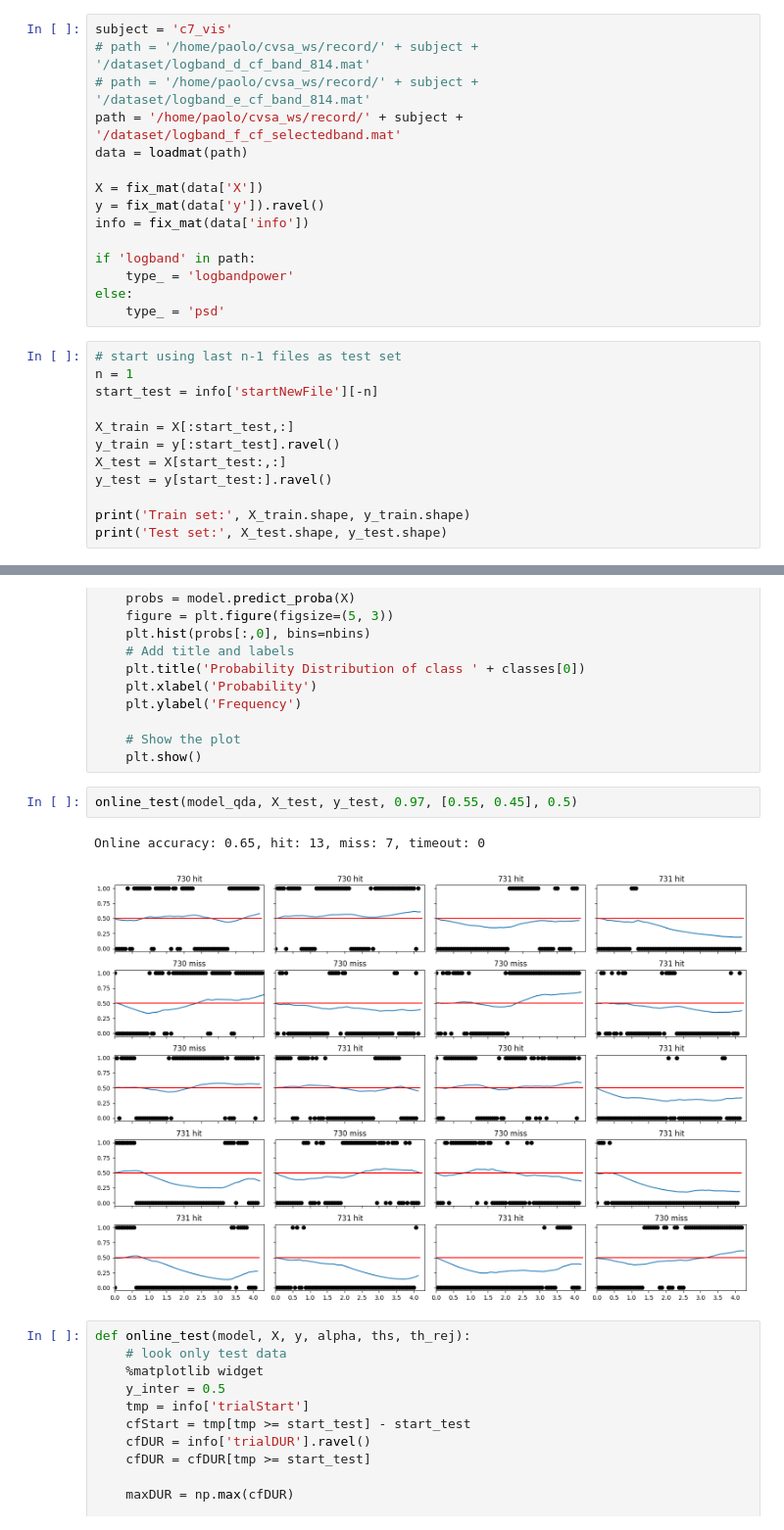
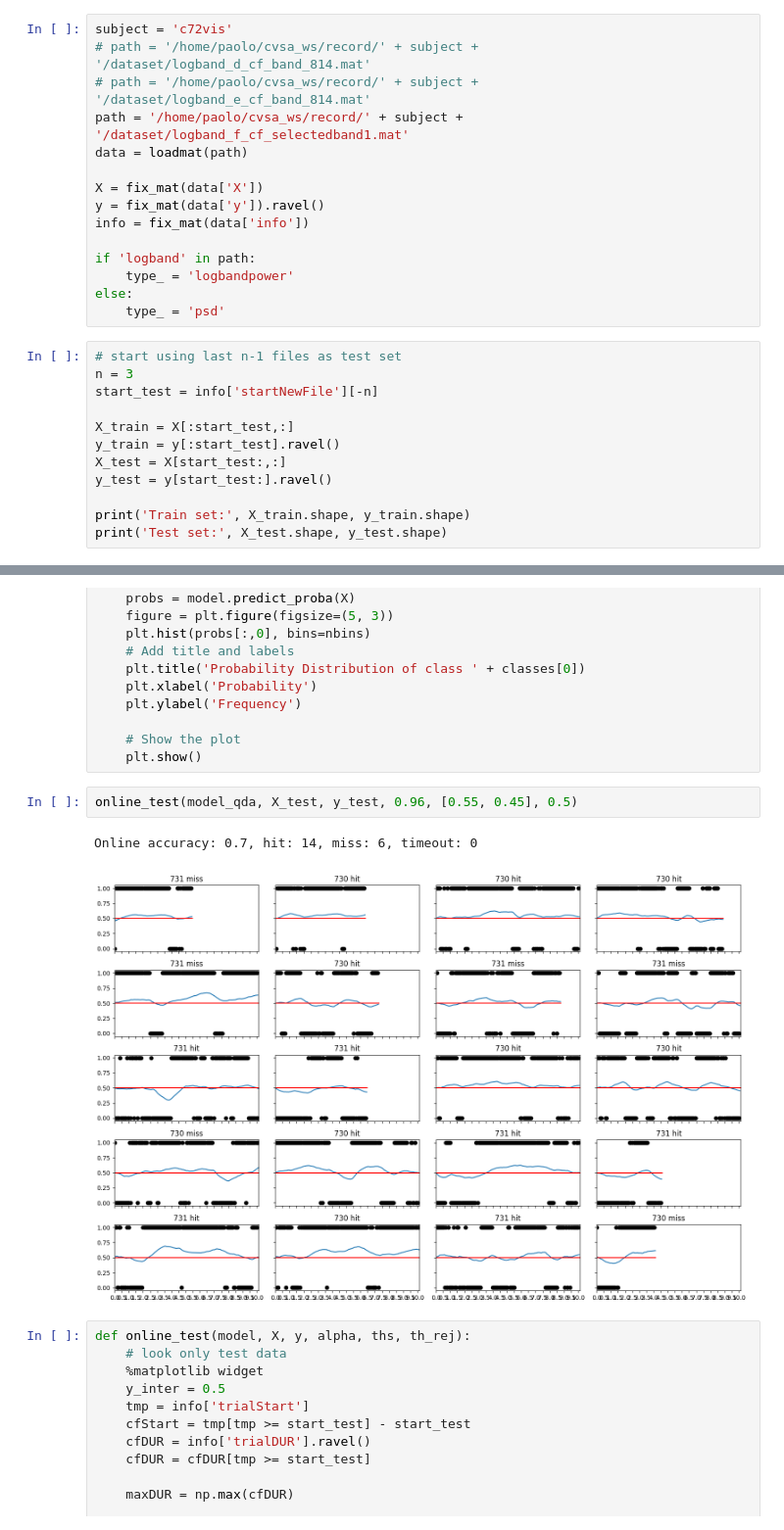
Before and after one commit to neurorobotics-iaslab/qda_cvsa, a Jupyter notebook: src/create_qda.ipynb, the cells around one changed output, grey strips where cells are left out. Shown at 98% size. Cells and saved outputs as stored; diff of their text form.

```diff
--- a/src/create_qda.ipynb
+++ b/src/create_qda.ipynb
@@ -27,10 +27,10 @@ def fix_mat(data):
     else:
         return data
 # %%
-subject = 'c7_vis'
+subject = 'c72vis'
 # path = '/home/paolo/cvsa_ws/record/' + subject + '/dataset/logband_d_cf_band_814.mat'
 # path = '/home/paolo/cvsa_ws/record/' + subject + '/dataset/logband_e_cf_band_814.mat'
-path = '/home/paolo/cvsa_ws/record/' + subject + '/dataset/logband_f_cf_selectedband.mat'
+path = '/home/paolo/cvsa_ws/record/' + subject + '/dataset/logband_f_cf_selectedband1.mat'
 data = loadmat(path)
 
 X = fix_mat(data['X'])
@@ -43,7 +43,7 @@ else:
     type_ = 'psd'
 # %%
 # start using last n-1 files as test set
-n = 1
+n = 3
 start_test = info['startNewFile'][-n]
 
 X_train = X[:start_test,:]
@@ -130,10 +130,10 @@ def histo_prediction(X, model, nbins, classes):
     # Show the plot
     plt.show()
 # %%
-online_test(model_qda, X_test, y_test, 0.97, [0.55, 0.45], 0.5)
+online_test(model_qda, X_test, y_test, 0.96, [0.55, 0.45], 0.5)
 # %% [output]
-Online accuracy: 0.65, hit: 13, miss: 7, timeout: 0
+Online accuracy: 0.7, hit: 14, miss: 6, timeout: 0
-[figure, old version]
+[figure, new version]
 # %%
 def online_test(model, X, y, alpha, ths, th_rej):
     # look only test data
```
Also changed, not shown: parts of 6 cells of this notebook, 2 other files.
